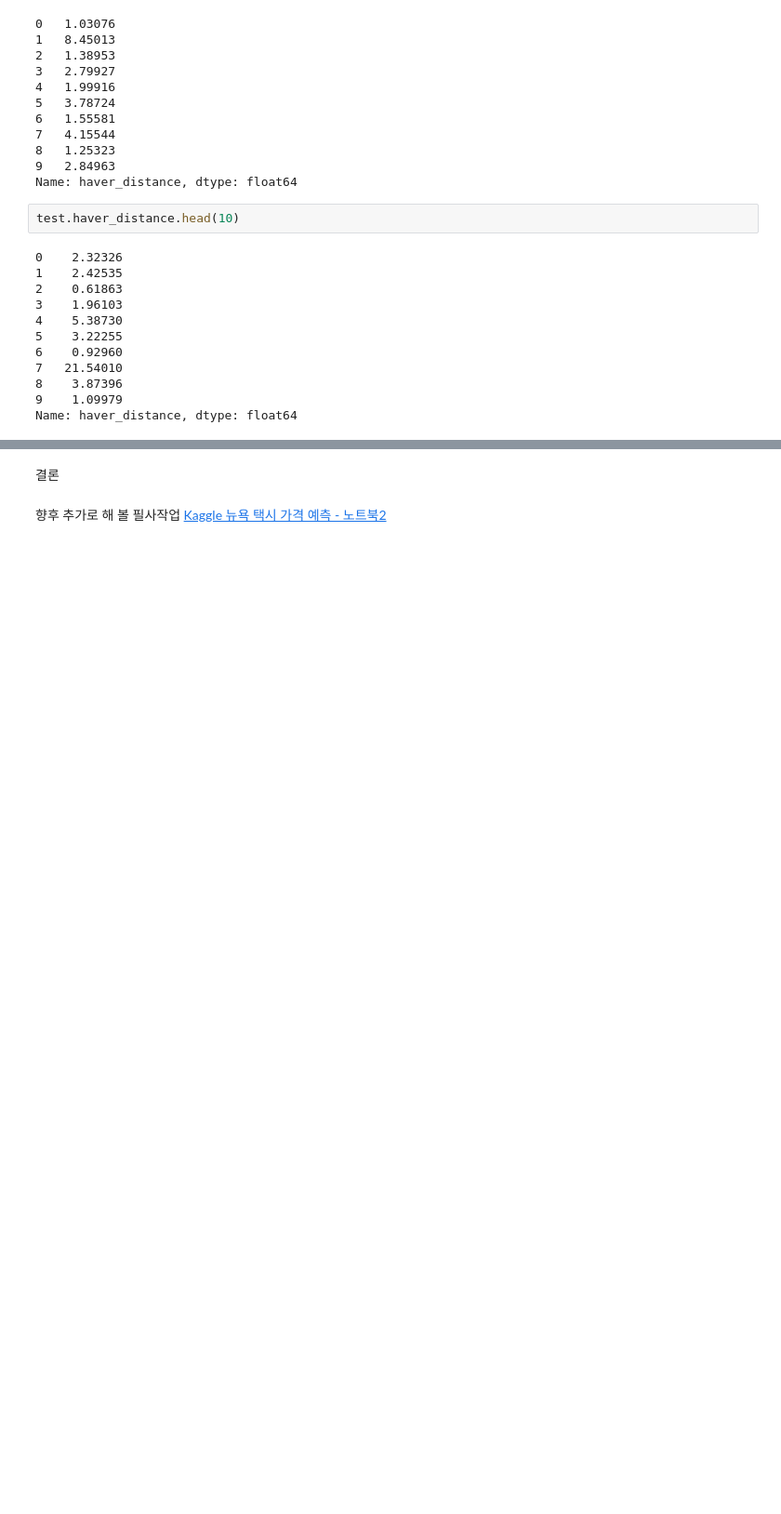
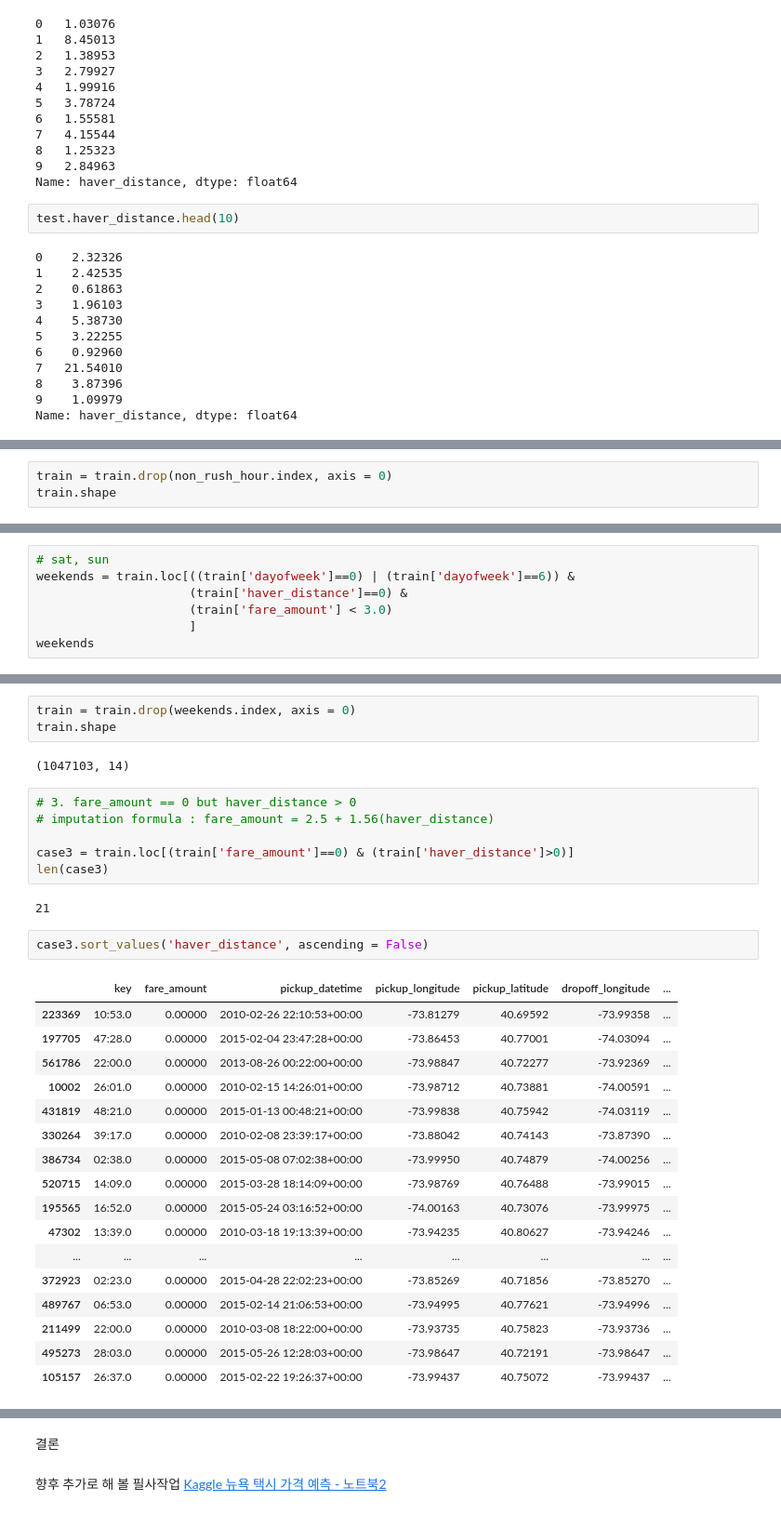
Before and after one commit to codelspak/Struggles, a Jupyter notebook: WK27_case1_Kaggle_ML_Regression_NewYork_Taxi_Fare_Prediction.ipynb, the cells around one changed output, grey strips where cells are left out. Shown at 93% size. Saved outputs shown, nothing was run; the diff lists cells and outputs as text; blank space fills up the shorter version.

```diff
--- a/WK27_case1_Kaggle_ML_Regression_NewYork_Taxi_Fare_Prediction.ipynb
+++ b/WK27_case1_Kaggle_ML_Regression_NewYork_Taxi_Fare_Prediction.ipynb
@@ -667,0 +984,3 @@ Name: haver_distance, dtype: float64
+# %%
+train = train.drop(non_rush_hour.index, axis = 0)
+train.shape
@@ -667,0 +989,7 @@ Name: haver_distance, dtype: float64
+# %%
+# sat, sun
+weekends = train.loc[((train['dayofweek']==0) | (train['dayofweek']==6)) &
+                     (train['haver_distance']==0) &
+                     (train['fare_amount'] < 3.0)
+                     ]
+weekends
@@ -667,0 +1010,33 @@ Name: haver_distance, dtype: float64
+# %%
+train = train.drop(weekends.index, axis = 0)
+train.shape
+# %% [output]
+(1047103, 14)
+# %%
+# 3. fare_amount == 0 but haver_distance > 0
+# imputation formula : fare_amount = 2.5 + 1.56(haver_distance)
+
+case3 = train.loc[(train['fare_amount']==0) & (train['haver_distance']>0)]
+len(case3)
+# %% [output]
+21
+# %%
+case3.sort_values('haver_distance', ascending = False)
+# %% [output]
+|  | key | fare_amount | pickup_datetime | pickup_longitude | pickup_latitude | dropoff_longitude | ... |
+| 223369 | 10:53.0 | 0.00000 | 2010-02-26 22:10:53+00:00 | -73.81279 | 40.69592 | -73.99358 | ... |
+| 197705 | 47:28.0 | 0.00000 | 2015-02-04 23:47:28+00:00 | -73.86453 | 40.77001 | -74.03094 | ... |
+| 561786 | 22:00.0 | 0.00000 | 2013-08-26 00:22:00+00:00 | -73.98847 | 40.72277 | -73.92369 | ... |
+| 10002 | 26:01.0 | 0.00000 | 2010-02-15 14:26:01+00:00 | -73.98712 | 40.73881 | -74.00591 | ... |
+| 431819 | 48:21.0 | 0.00000 | 2015-01-13 00:48:21+00:00 | -73.99838 | 40.75942 | -74.03119 | ... |
+| 330264 | 39:17.0 | 0.00000 | 2010-02-08 23:39:17+00:00 | -73.88042 | 40.74143 | -73.87390 | ... |
+| 386734 | 02:38.0 | 0.00000 | 2015-05-08 07:02:38+00:00 | -73.99950 | 40.74879 | -74.00256 | ... |
+| 520715 | 14:09.0 | 0.00000 | 2015-03-28 18:14:09+00:00 | -73.98769 | 40.76488 | -73.99015 | ... |
+| 195565 | 16:52.0 | 0.00000 | 2015-05-24 03:16:52+00:00 | -74.00163 | 40.73076 | -73.99975 | ... |
+| 47302 | 13:39.0 | 0.00000 | 2010-03-18 19:13:39+00:00 | -73.94235 | 40.80627 | -73.94246 | ... |
+| ... | ... | ... | ... | ... | ... | ... | ... |
+| 372923 | 02:23.0 | 0.00000 | 2015-04-28 22:02:23+00:00 | -73.85269 | 40.71856 | -73.85270 | ... |
+| 489767 | 06:53.0 | 0.00000 | 2015-02-14 21:06:53+00:00 | -73.94995 | 40.77621 | -73.94996 | ... |
+| 211499 | 22:00.0 | 0.00000 | 2010-03-08 18:22:00+00:00 | -73.93735 | 40.75823 | -73.93736 | ... |
+| 495273 | 28:03.0 | 0.00000 | 2015-05-26 12:28:03+00:00 | -73.98647 | 40.72191 | -73.98647 | ... |
+| 105157 | 26:37.0 | 0.00000 | 2015-02-22 19:26:37+00:00 | -73.99437 | 40.75072 | -73.99437 | ... |
```
Also changed, not shown: parts of 85 cells of this notebook.
